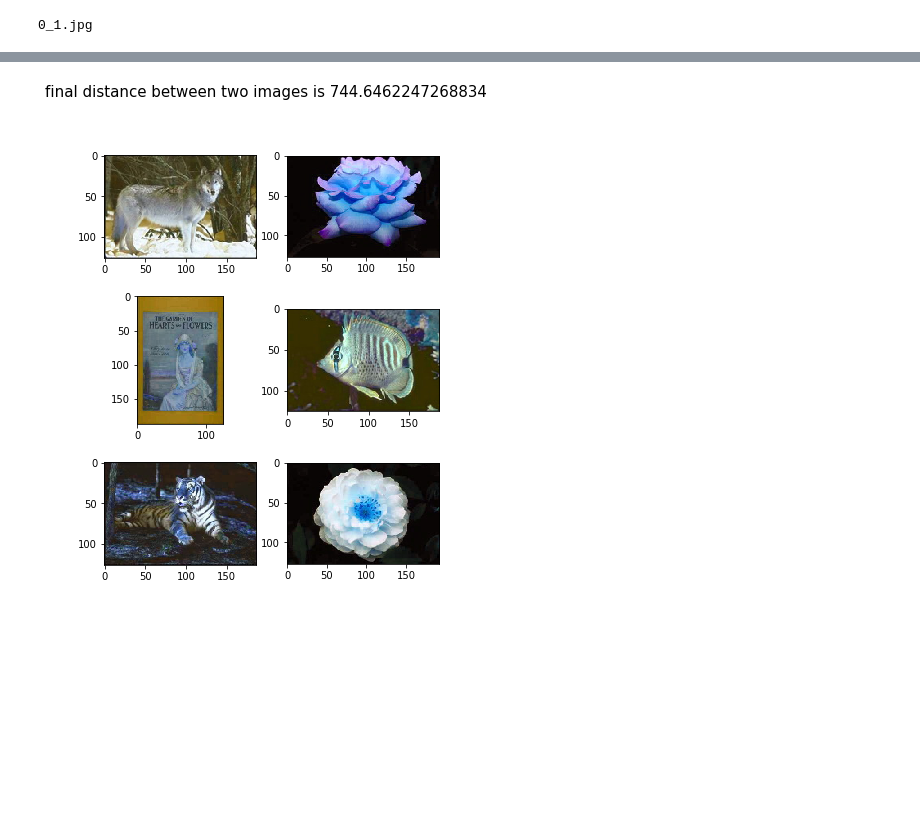
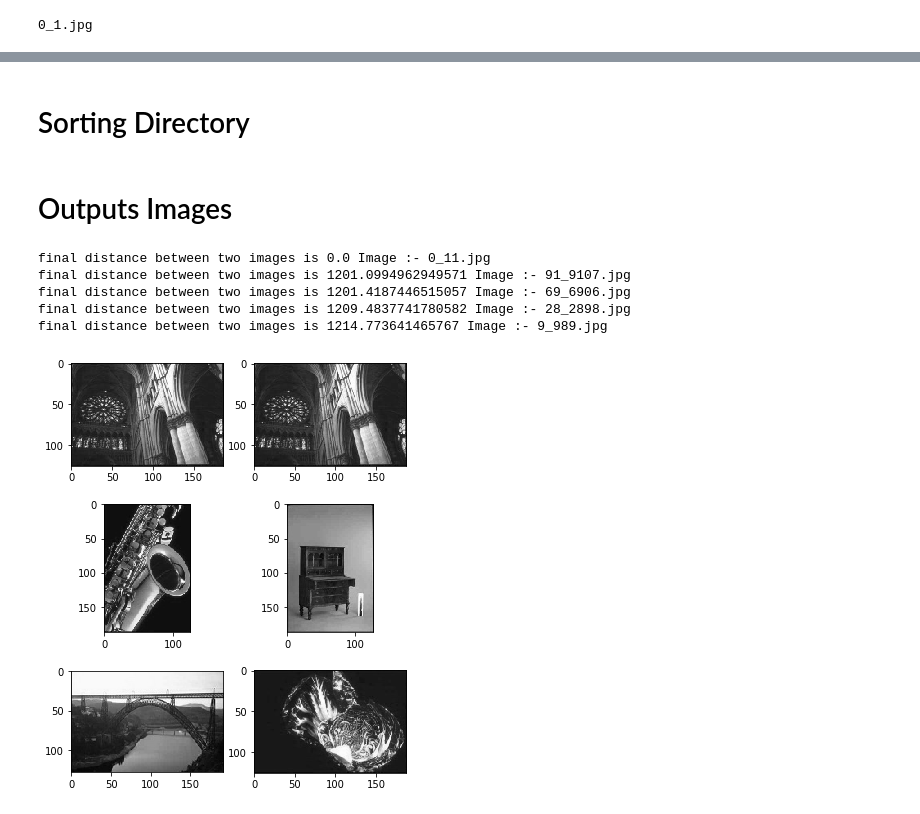
Before and after one commit to saichandrareddy1/Corel10000_project, a Jupyter notebook: Corel_dist.ipynb, the cells around one changed output, grey strips where cells are left out. Cells and saved outputs as stored; diff of their text form; code cells hidden in the pictures; blank space fills up the shorter version.

```diff
--- a/Corel_dist.ipynb
+++ b/Corel_dist.ipynb
@@ -7,2 +11,2 @@ import os
 # %%
-images = [img for img in os.listdir(r"C:/Users/SUPERMAN/Desktop/hand/Corel100000/Corel10000/") if img.endswith(".jpg")]
+images = [img for img in os.listdir(r"C:\Users\SUPERMAN\Desktop\hand\Phd1\data") if img.endswith(".jpg")]
@@ -9,7 +15,7 @@ images = [img for img in os.listdir(r"C:/Users/SUPERMAN/Desktop/hand/Corel100000
 # %%
 img_dict = {}
 for i in images:
-    img = cv2.imread(r"C:/Users/SUPERMAN/Desktop/hand/Corel100000/Corel10000/"+i)
+    img = cv2.imread(r"C:\Users\SUPERMAN\Desktop\hand\Phd1\data\\"+i)
     img = cv2.resize(img, (48, 48), cv2.INTER_CUBIC)
     img_dict[i] = img
 # %%
@@ -47,8 +59,8 @@ for i, j in img_dict.items():
 # %%
-input_image = os.getcwd()+"/002_201.jpg"
+input_image = r"C:\Users\SUPERMAN\Desktop\hand\Phd1\data\/"+images[3]
 
 img_in = cv2.imread(input_image)
-#print(img_in.shape)
+print(img_in.shape)
 img_in_res = cv2.resize(img_in, (48, 48), cv2.INTER_CUBIC)
 print(img_in_res.shape)
 keypoints_sift, descriptors_in = sift.detectAndCompute(img_in_res, None)
@@ -73,30 +90,44 @@ for i in range(len(list(final_dict.keys()))):
 final_dict_ = {}
 for i in range(len(list(distances.values()))):
     final_dict_[list(distances.keys())[i]] = list(distances.values())[i][0][0]
+# %% [markdown]
+# Sorting Directory
 # %%
 sorted_dict = {k: v for k, v in sorted(final_dict_.items(), key=lambda item: item[1])}
 # %%
 final_list = list(sorted_dict.keys())
 # %%
 final_values = list(sorted_dict.values())
+# %% [markdown]
+# Outputs Images
 # %%
 import matplotlib.pyplot as plt
 
 fig,  ((ax1, ax2), (ax3, ax4), (ax5, ax6)) = plt.subplots(3,2,figsize=(6,8))
-image_output1 = cv2.imread(r"C:/Users/SUPERMAN/Desktop/hand/Corel100000/Corel10000/"+final_list[1])
-image_output2 = cv2.imread(r"C:/Users/SUPERMAN/Desktop/hand/Corel100000/Corel10000/"+final_list[2])
-image_output3 = cv2.imread(r"C:/Users/SUPERMAN/Desktop/hand/Corel100000/Corel10000/"+final_list[3])
+image_output1 = cv2.imread(r"C:\Users\SUPERMAN\Desktop\hand\Phd1\data/"+final_list[0])
+image_output2 = cv2.imread(r"C:\Users\SUPERMAN\Desktop\hand\Phd1\data/"+final_list[1])
+image_output3 = cv2.imread(r"C:\Users\SUPERMAN\Desktop\hand\Phd1\data/"+final_list[2])
 image_input = cv2.imread(input_image)
-image_output4 = cv2.imread(r"C:/Users/SUPERMAN/Desktop/hand/Corel100000/Corel10000/"+final_list[4])
-image_output5 = cv2.imread(r"C:/Users/SUPERMAN/Desktop/hand/Corel100000/Corel10000/"+final_list[5])
+image_output4 = cv2.imread(r"C:\Users\SUPERMAN\Desktop\hand\Phd1\data/"+final_list[3])
+image_output5 = cv2.imread(r"C:\Users\SUPERMAN\Desktop\hand\Phd1\data/"+final_list[4])
 
 ax2.imshow(image_output1)
 ax3.imshow(image_output2)
 ax4.imshow(image_output3)
 ax5.imshow(image_output4)
 ax6.imshow(image_output5)
 ax1.imshow(image_input)
-plt.suptitle(f"final distance between two images is {final_values[0]}",fontsize=15)
+#plt.suptitle(f"final distance between two images is {final_values[0]}")
+print(f"final distance between two images is {final_values[0]}", "Image :-",final_list[0])
+print(f"final distance between two images is {final_values[1]}", "Image :-",final_list[1])
+print(f"final distance between two images is {final_values[2]}", "Image :-",final_list[2])
+print(f"final distance between two images is {final_values[3]}", "Image :-",final_list[3])
+print(f"final distance between two images is {final_values[4]}", "Image :-",final_list[4])
 plt.show()
 # %% [output]
+final distance between two images is 0.0 Image :- 0_11.jpg
+final distance between two images is 1201.0994962949571 Image :- 91_9107.jpg
+final distance between two images is 1201.4187446515057 Image :- 69_6906.jpg
+final distance between two images is 1209.4837741780582 Image :- 28_2898.jpg
+final distance between two images is 1214.773641465767 Image :- 9_989.jpg
-[figure, old version]
+[figure, new version]
```
Also changed, not shown: parts of 9 cells of this notebook, 3 other files.
